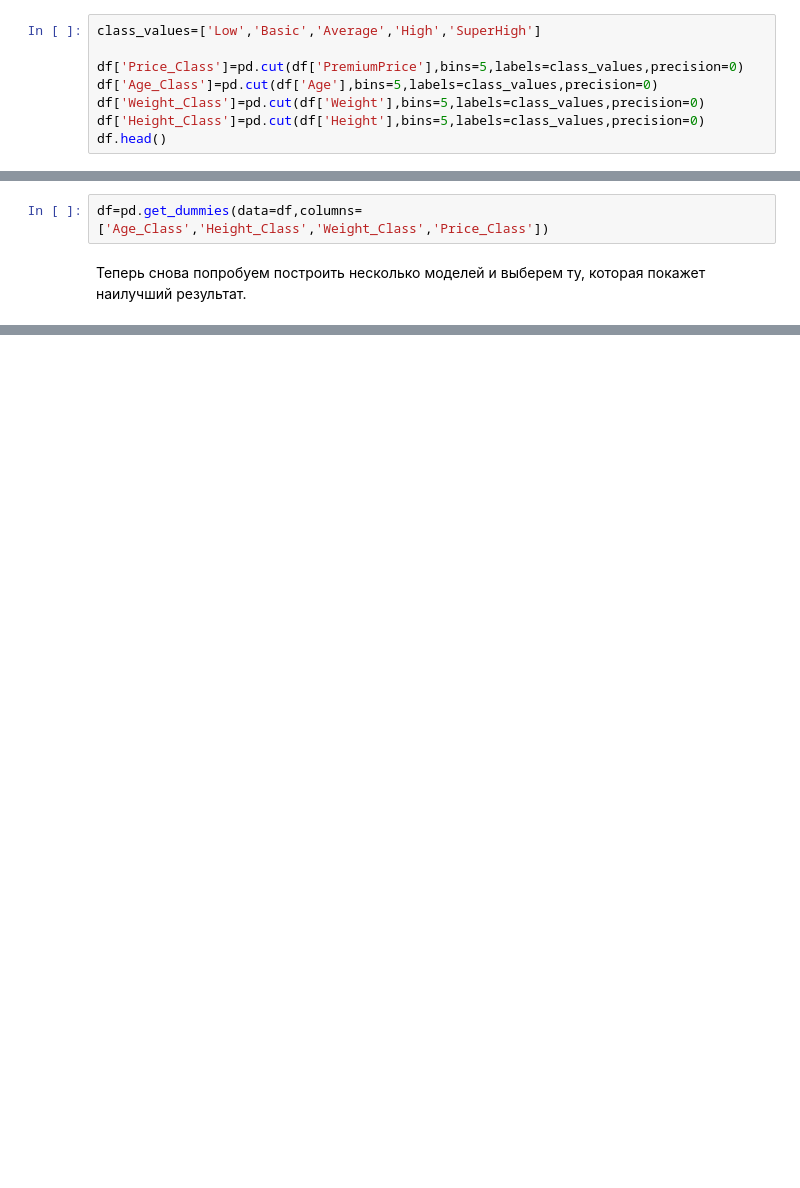
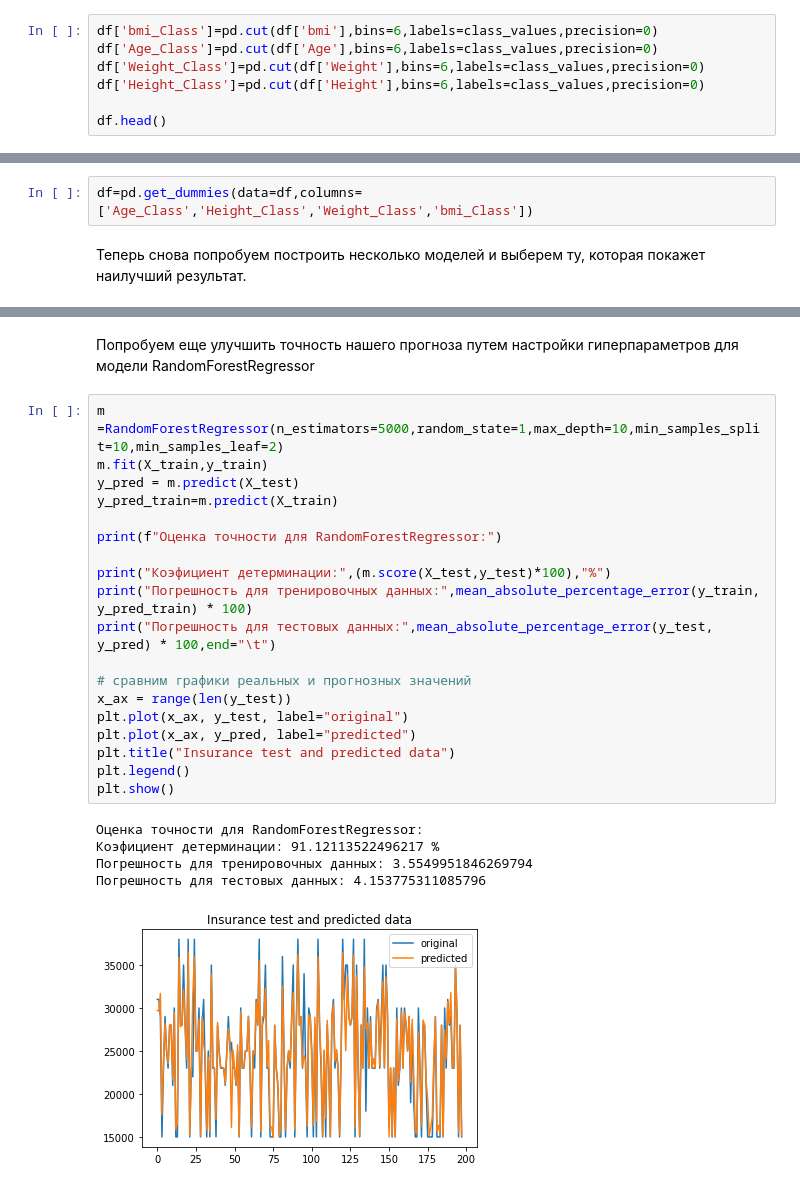
Before and after one commit to Tamila2111/Main_academy_final_project, a Jupyter notebook: final_proekt.ipynb, the cells around one changed output, grey strips where cells are left out. Drawn from its saved outputs; the diff is of its cells as text; blank space fills up the shorter version.

Commit message:
Creating a predictive model for Insurance Company

```diff
--- a/final_proekt.ipynb
+++ b/final_proekt.ipynb
@@ -204,10 +204,9 @@ different_models(X_train, X_test, y_train, y_test)
 # %%
-class_values=['Low','Basic','Average','High','SuperHigh']
+df['bmi_Class']=pd.cut(df['bmi'],bins=6,labels=class_values,precision=0)
+df['Age_Class']=pd.cut(df['Age'],bins=6,labels=class_values,precision=0)
+df['Weight_Class']=pd.cut(df['Weight'],bins=6,labels=class_values,precision=0)
+df['Height_Class']=pd.cut(df['Height'],bins=6,labels=class_values,precision=0)
 
-df['Price_Class']=pd.cut(df['PremiumPrice'],bins=5,labels=class_values,precision=0)
-df['Age_Class']=pd.cut(df['Age'],bins=5,labels=class_values,precision=0)
-df['Weight_Class']=pd.cut(df['Weight'],bins=5,labels=class_values,precision=0)
-df['Height_Class']=pd.cut(df['Height'],bins=5,labels=class_values,precision=0)
 df.head()
 # %% [output]
 |  | Age | Diabetes | BloodPressureProblems | AnyTransplants | AnyChronicDiseases | Height | Weight | ... |
@@ -230,7 +218,7 @@ sns.countplot(x='Price_Class',hue='Age_Class',data=df,ax=ax)
 # %% [markdown]
 Переведем наши новые категориальные переменные в индикаторные числовые переменные
 # %%
-df=pd.get_dummies(data=df,columns=['Age_Class','Height_Class','Weight_Class','Price_Class'])
+df=pd.get_dummies(data=df,columns=['Age_Class','Height_Class','Weight_Class','bmi_Class'])
 # %% [markdown]
 Теперь снова попробуем построить несколько моделей и выберем ту, которая покажет наилучший результат.
 # %%
@@ -276,0 +263,27 @@ different_models(X_train, X_test, y_train, y_test)
+# %% [markdown]
+Попробуем еще улучшить точность нашего прогноза путем настройки гиперпараметров для модели RandomForestRegressor
+# %%
+m =RandomForestRegressor(n_estimators=5000,random_state=1,max_depth=10,min_samples_split=10,min_samples_leaf=2)
+m.fit(X_train,y_train)
+y_pred = m.predict(X_test)
+y_pred_train=m.predict(X_train)
+
+print(f"Оценка точности для RandomForestRegressor:")
+
+print("Коэфициент детерминации:",(m.score(X_test,y_test)*100),"%")
+print("Погрешность для тренировочных данных:",mean_absolute_percentage_error(y_train, y_pred_train) * 100)
+print("Погрешность для тестовых данных:",mean_absolute_percentage_error(y_test, y_pred) * 100,end="\t")
+
+# сравним графики реальных и прогнозных значений
+x_ax = range(len(y_test))
+plt.plot(x_ax, y_test, label="original")
+plt.plot(x_ax, y_pred, label="predicted")
+plt.title("Insurance test and predicted data")
+plt.legend()
+plt.show()
+# %% [output]
+Оценка точности для RandomForestRegressor:
+Коэфициент детерминации: 91.12113522496217 %
+Погрешность для тренировочных данных: 3.5549951846269794
+Погрешность для тестовых данных: 4.153775311085796
+[figure, added]
```
Also changed, not shown: parts of 22 cells of this notebook, 1 other file.
